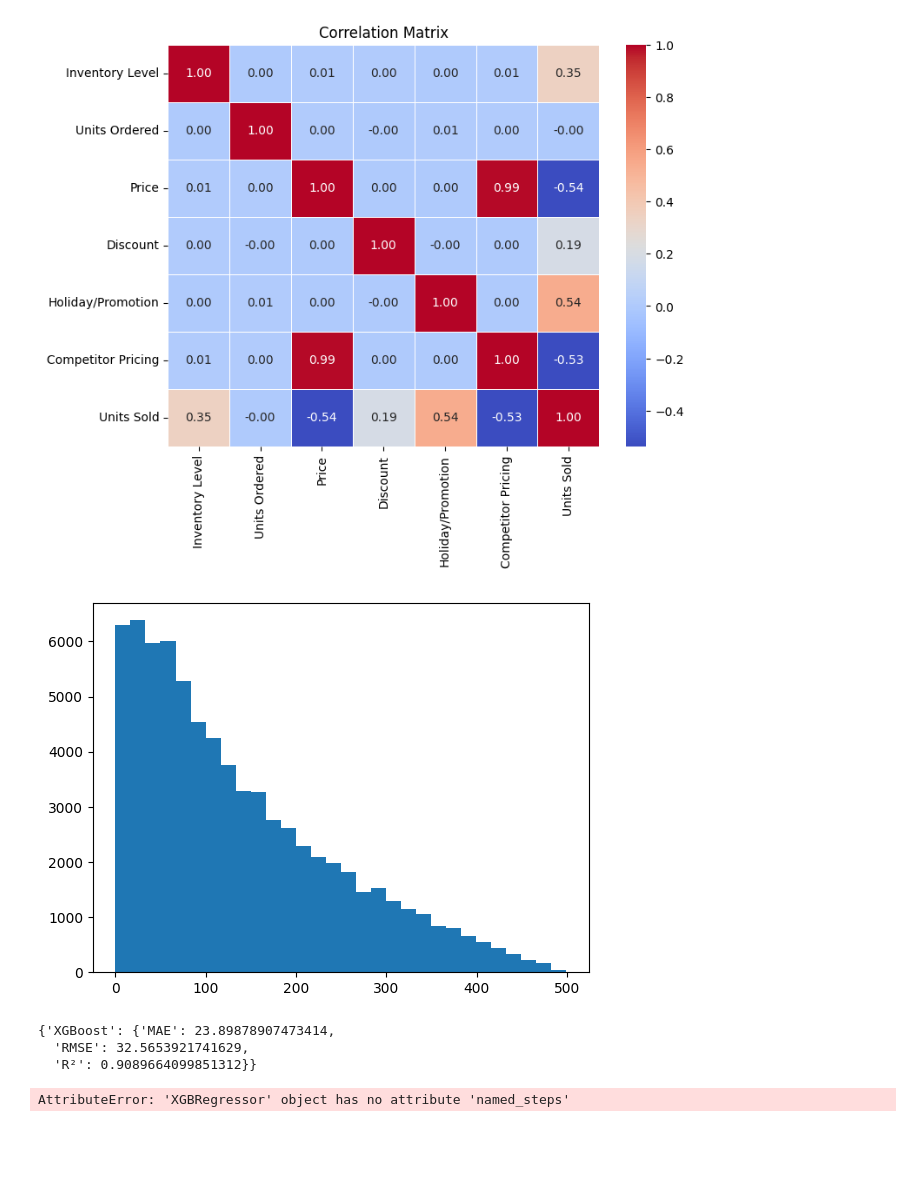
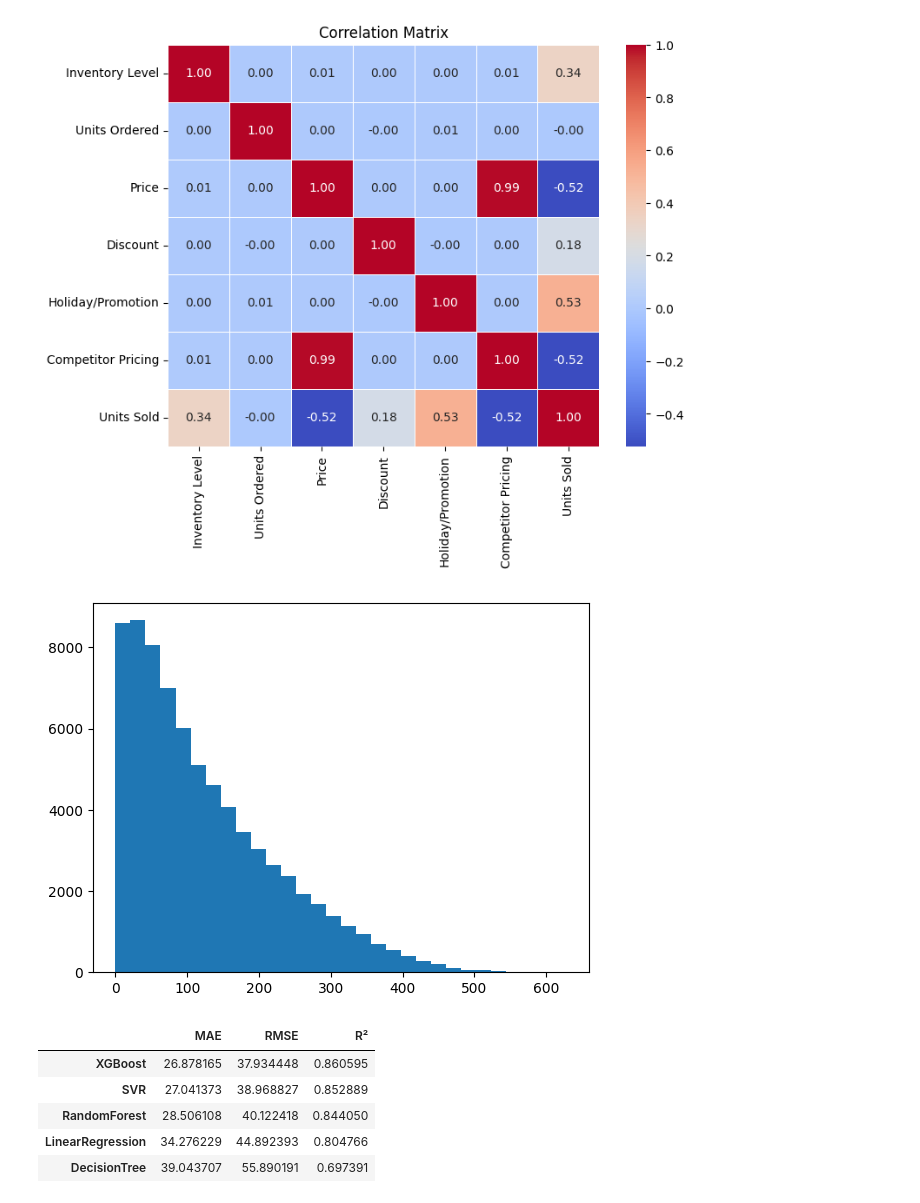
Before and after one commit to AliElOu/predictions-models--inventory-management, a Jupyter notebook: out_of_stock.ipynb, the cells around one changed output. Drawn from its saved outputs; the diff is of its cells as text; code cells hidden in the pictures; blank space fills up the shorter version.

```diff
--- a/out_of_stock.ipynb
+++ b/out_of_stock.ipynb
@@ -16,5 +16,4 @@ import matplotlib.pyplot as plt
 import joblib
 import plotly.express as px
 # %%
-df = pd.read_csv("retail_store_inventory.csv")
-df.head()
+df2 = pd.read_csv("retail_store_inventory_adjusted_int.csv")
@@ -90,10 +91,10 @@ plt.show()
 # %% [output]
 [figure]
 # %%
-plt.hist(df["Units Sold"], bins=30)
+plt.hist(df2["Units Sold"], bins=30)
 plt.show()
 # %% [output]
-[figure, old version]
+[figure, new version]
 # %%
 features = ["Category", "Price", "Discount", "Inventory Level",
             "Weather Condition", "Holiday/Promotion", "Seasonality"]
@@ -137,9 +138,3 @@ for name, model in models.items():
     r2 = r2_score(y_test, y_pred)
 
     results[name] = {"MAE": mae, "RMSE": rmse, "R²": r2}
-# %%
-results
-# %% [output]
-{'XGBoost': {'MAE': 23.89878907473414,
-  'RMSE': 32.5653921741629,
-  'R²': 0.9089664099851312}}
@@ -166,15 +141,11 @@ results
-# %%
-cat_encoder = preprocessor.named_transformers_['cat']
-cat_features = cat_encoder.get_feature_names_out(categorical_features)
-
-feature_names = np.concatenate([numerical_features, cat_features])
-importances = model.named_steps['regressor'].feature_importances_
-
-feat_importances = pd.DataFrame({
-    'Feature': feature_names,
-    'Importance': importances
-}).sort_values(by='Importance', ascending=False)
-
-print(feat_importances.head(10))
-# %% [output]
-AttributeError: 'XGBRegressor' object has no attribute 'named_steps'
+# %%
+results_df = pd.DataFrame(results).T
+results_df = results_df.sort_values(by="R²", ascending=False)
+results_df
+# %% [output]
+|  | MAE | RMSE | R² |
+| XGBoost | 26.878165 | 37.934448 | 0.860595 |
+| SVR | 27.041373 | 38.968827 | 0.852889 |
+| RandomForest | 28.506108 | 40.122418 | 0.844050 |
+| LinearRegression | 34.276229 | 44.892393 | 0.804766 |
+| DecisionTree | 39.043707 | 55.890191 | 0.697391 |
```
Also changed, not shown: parts of 13 cells of this notebook, 1 other file.
